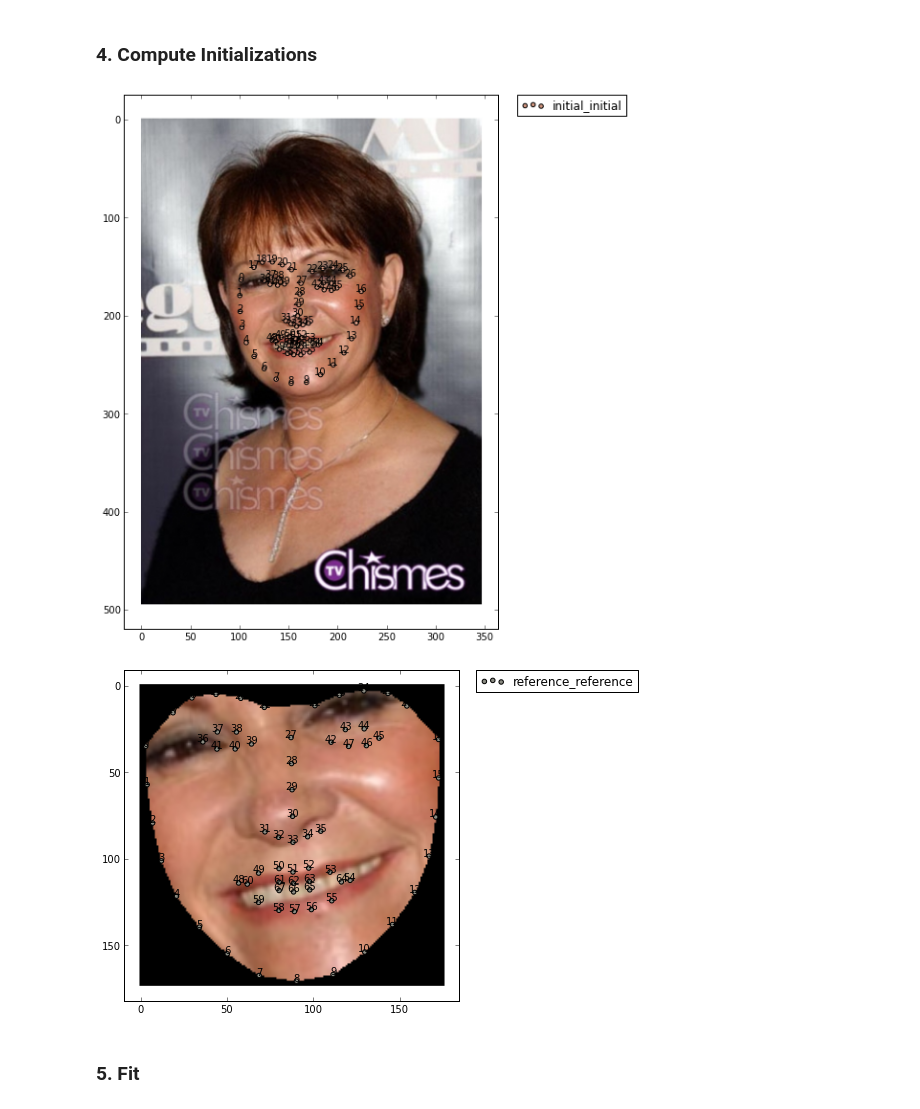
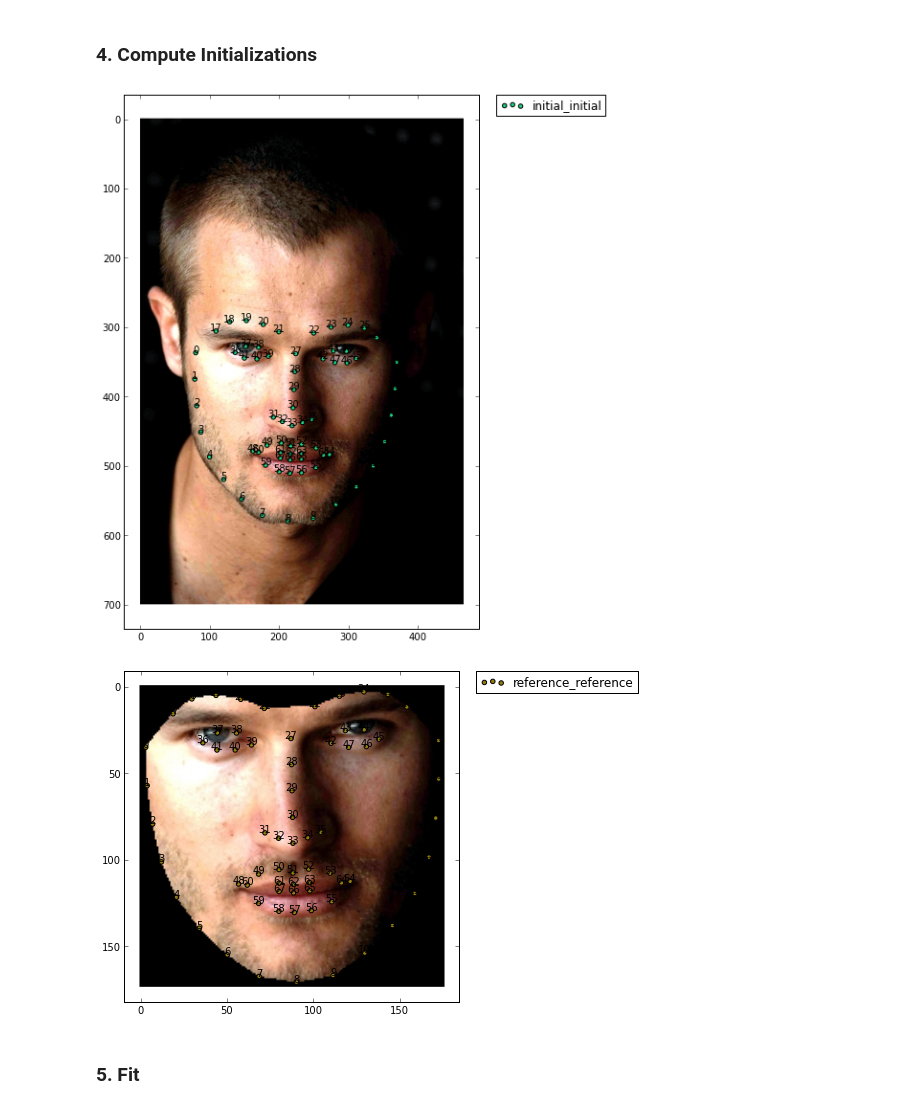
Before and after one commit to menpo/menpo, a Jupyter notebook: examples/ICVJ_Probabilistic_AAMs_Experiment_1.ipynb, the cells around one changed output. Cells and saved outputs as stored; diff of their text form; code cells hidden in the pictures.

```diff
--- a/examples/ICVJ_Probabilistic_AAMs_Experiment_1.ipynb
+++ b/examples/ICVJ_Probabilistic_AAMs_Experiment_1.ipynb
@@ -148,21 +154,21 @@ for t in ori_sim_trans:
 # %%
 from pybug.warp import scipy_warp
 
-i = 5
-j = i / 10
+i = 1
+j = 0
 
-initial_warped_image = scipy_warp(images[j], template, ini_sta_trans[i])
+initial_warped_image = scipy_warp(images[i], template, outter_sta_trans[i][j])
 
-images[j].add_landmark_set("initial", {"initial": ini_sta_trans[i].target})
-images[j].get_landmark_set("initial").view_new()
+images[i].add_landmark_set("initial", {"initial": outter_sta_trans[i][j].target})
+images[i].get_landmark_set("initial").view_new()
 gcf().set_size_inches((10,10))
 
 initial_warped_image.add_landmark_set('reference', {'reference': source})
 initial_warped_image.get_landmark_set('reference').with_label('reference').view_new()
 gcf().set_size_inches((6,6))
 # %% [output]
-[figure, old version]
+[figure, new version]
-[figure, old version]
+[figure, new version]
 # %%
 gs_images = [img.as_greyscale() for img in images]
 # %% [markdown]
```
Also changed, not shown: parts of 13 cells of this notebook.
